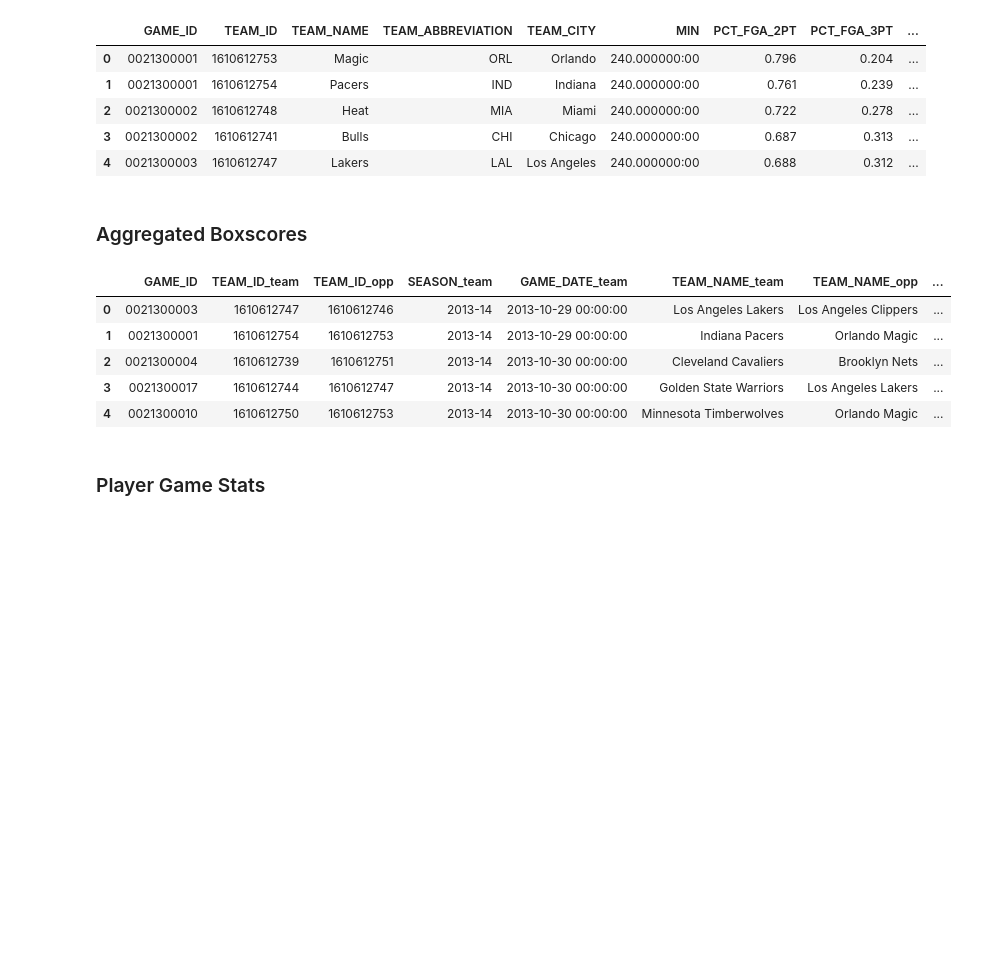
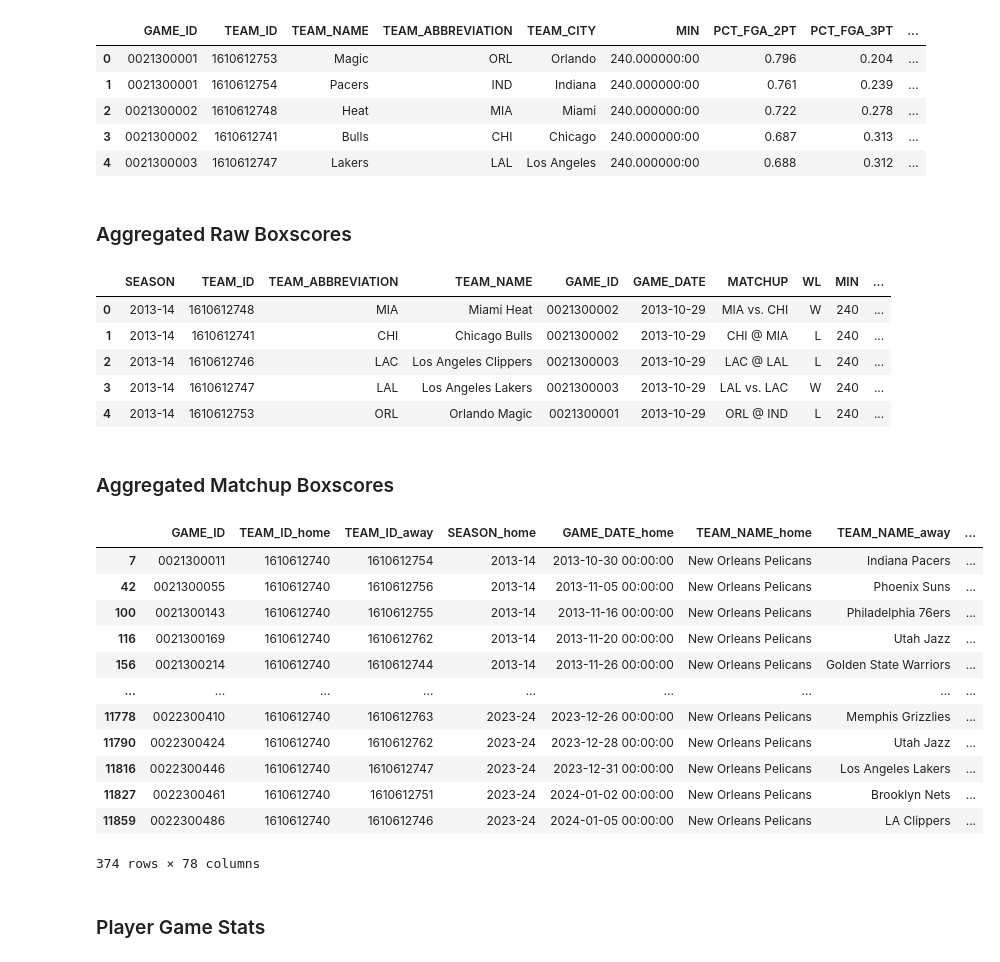
Before and after one commit to apensotti/NBA_Models, a Jupyter notebook: src/notebooks/data_collection.ipynb, the cells around one changed output. Saved outputs shown, nothing was run; the diff lists cells and outputs as text; code cells hidden in the pictures; blank space fills up the shorter version.

```diff
--- a/src/notebooks/data_collection.ipynb
+++ b/src/notebooks/data_collection.ipynb
@@ -12,7 +12,8 @@ load = load_clean("C:\\Users\\alexp\\src\\NBA_Models\\sqlite\\db\\nba_data.db")
 basic_boxscores = load.basic_boxscores()
 advanced_boxscores = load.advanced_boxscores()
 scoring_boxscores = load.scoring_boxscores()
-agg_boxscores = load.boxscores()
+agg_boxscores = load.boxscore_matchups()
+agg_raw_boxscores = load.agg_boxscores_raw()
 players = load.players()
 # %%
 pd.set_option('display.max_columns', None)
@@ -50,16 +51,34 @@ display(scoring_boxscores.head())
 | 3 | 0021300002 | 1610612741 | Bulls | CHI | Chicago | 240.000000:00 | 0.687 | 0.313 | ... |
 | 4 | 0021300003 | 1610612747 | Lakers | LAL | Los Angeles | 240.000000:00 | 0.688 | 0.312 | ... |
 # %% [markdown]
-### Aggregated Boxscores
+### Aggregated Raw Boxscores
 # %%
-display(agg_boxscores.head())
+display(agg_raw_boxscores.head())
 # %% [output]
-|  | GAME_ID | TEAM_ID_team | TEAM_ID_opp | SEASON_team | GAME_DATE_team | TEAM_NAME_team | TEAM_NAME_opp | ... |
-| 0 | 0021300003 | 1610612747 | 1610612746 | 2013-14 | 2013-10-29 00:00:00 | Los Angeles Lakers | Los Angeles Clippers | ... |
-| 1 | 0021300001 | 1610612754 | 1610612753 | 2013-14 | 2013-10-29 00:00:00 | Indiana Pacers | Orlando Magic | ... |
-| 2 | 0021300004 | 1610612739 | 1610612751 | 2013-14 | 2013-10-30 00:00:00 | Cleveland Cavaliers | Brooklyn Nets | ... |
-| 3 | 0021300017 | 1610612744 | 1610612747 | 2013-14 | 2013-10-30 00:00:00 | Golden State Warriors | Los Angeles Lakers | ... |
-| 4 | 0021300010 | 1610612750 | 1610612753 | 2013-14 | 2013-10-30 00:00:00 | Minnesota Timberwolves | Orlando Magic | ... |
+|  | SEASON | TEAM_ID | TEAM_ABBREVIATION | TEAM_NAME | GAME_ID | GAME_DATE | MATCHUP | WL | MIN | ... |
+| 0 | 2013-14 | 1610612748 | MIA | Miami Heat | 0021300002 | 2013-10-29 | MIA vs. CHI | W | 240 | ... |
+| 1 | 2013-14 | 1610612741 | CHI | Chicago Bulls | 0021300002 | 2013-10-29 | CHI @ MIA | L | 240 | ... |
+| 2 | 2013-14 | 1610612746 | LAC | Los Angeles Clippers | 0021300003 | 2013-10-29 | LAC @ LAL | L | 240 | ... |
+| 3 | 2013-14 | 1610612747 | LAL | Los Angeles Lakers | 0021300003 | 2013-10-29 | LAL vs. LAC | W | 240 | ... |
+| 4 | 2013-14 | 1610612753 | ORL | Orlando Magic | 0021300001 | 2013-10-29 | ORL @ IND | L | 240 | ... |
+# %% [markdown]
+### Aggregated Matchup Boxscores
+# %%
+display(agg_boxscores[agg_boxscores['TEAM_ID_home'] == 1610612740])
+# %% [output]
+|  | GAME_ID | TEAM_ID_home | TEAM_ID_away | SEASON_home | GAME_DATE_home | TEAM_NAME_home | TEAM_NAME_away | ... |
+| 7 | 0021300011 | 1610612740 | 1610612754 | 2013-14 | 2013-10-30 00:00:00 | New Orleans Pelicans | Indiana Pacers | ... |
+| 42 | 0021300055 | 1610612740 | 1610612756 | 2013-14 | 2013-11-05 00:00:00 | New Orleans Pelicans | Phoenix Suns | ... |
+| 100 | 0021300143 | 1610612740 | 1610612755 | 2013-14 | 2013-11-16 00:00:00 | New Orleans Pelicans | Philadelphia 76ers | ... |
+| 116 | 0021300169 | 1610612740 | 1610612762 | 2013-14 | 2013-11-20 00:00:00 | New Orleans Pelicans | Utah Jazz | ... |
+| 156 | 0021300214 | 1610612740 | 1610612744 | 2013-14 | 2013-11-26 00:00:00 | New Orleans Pelicans | Golden State Warriors | ... |
+| ... | ... | ... | ... | ... | ... | ... | ... | ... |
+| 11778 | 0022300410 | 1610612740 | 1610612763 | 2023-24 | 2023-12-26 00:00:00 | New Orleans Pelicans | Memphis Grizzlies | ... |
+| 11790 | 0022300424 | 1610612740 | 1610612762 | 2023-24 | 2023-12-28 00:00:00 | New Orleans Pelicans | Utah Jazz | ... |
+| 11816 | 0022300446 | 1610612740 | 1610612747 | 2023-24 | 2023-12-31 00:00:00 | New Orleans Pelicans | Los Angeles Lakers | ... |
+| 11827 | 0022300461 | 1610612740 | 1610612751 | 2023-24 | 2024-01-02 00:00:00 | New Orleans Pelicans | Brooklyn Nets | ... |
+| 11859 | 0022300486 | 1610612740 | 1610612746 | 2023-24 | 2024-01-05 00:00:00 | New Orleans Pelicans | LA Clippers | ... |
+374 rows × 78 columns
 # %% [markdown]
 ### Player Game Stats
 # %%
```
Also changed, not shown: parts of 2 cells of this notebook, 10 other files.
